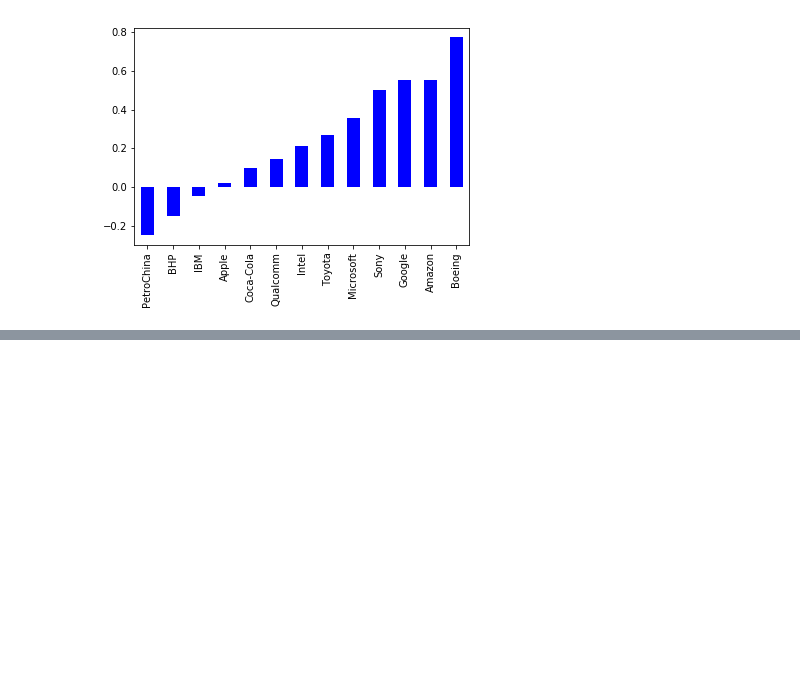
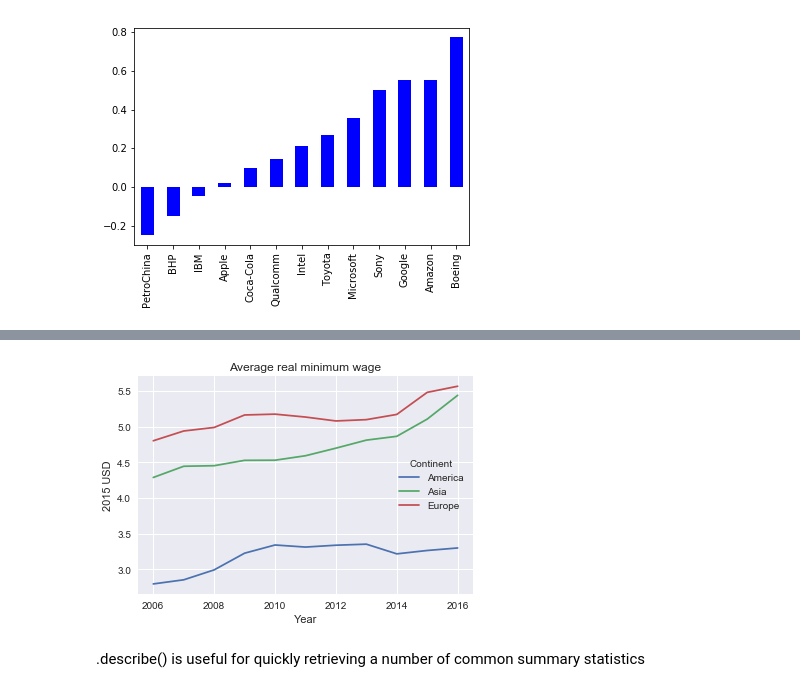
Before and after one commit to PanPip/QuantEcon_Tasks, a Jupyter notebook: Data_and_empirics.ipynb, the cells around one changed output, grey strips where cells are left out. Cells and saved outputs as stored; diff of their text form; code cells hidden in the pictures; blank space fills up the shorter version.

```diff
--- a/Data_and_empirics.ipynb
+++ b/Data_and_empirics.ipynb
@@ -315,0 +710,13 @@ delta.plot(kind='bar', color = 'blue')
+# %%
+#We will drop Australia as a continent for plotting purposes
+
+merged = merged.drop('Australia', level='Continent', axis=1)
+merged.mean(level='Continent', axis=1).plot()
+plt.title('Average real minimum wage')
+plt.ylabel('2015 USD')
+plt.xlabel('Year')
+plt.show()
+# %% [output]
+[figure, added]
+# %% [markdown]
+.describe() is useful for quickly retrieving a number of common summary statistics
```
Also changed, not shown: parts of 50 cells of this notebook, 2 other files.
